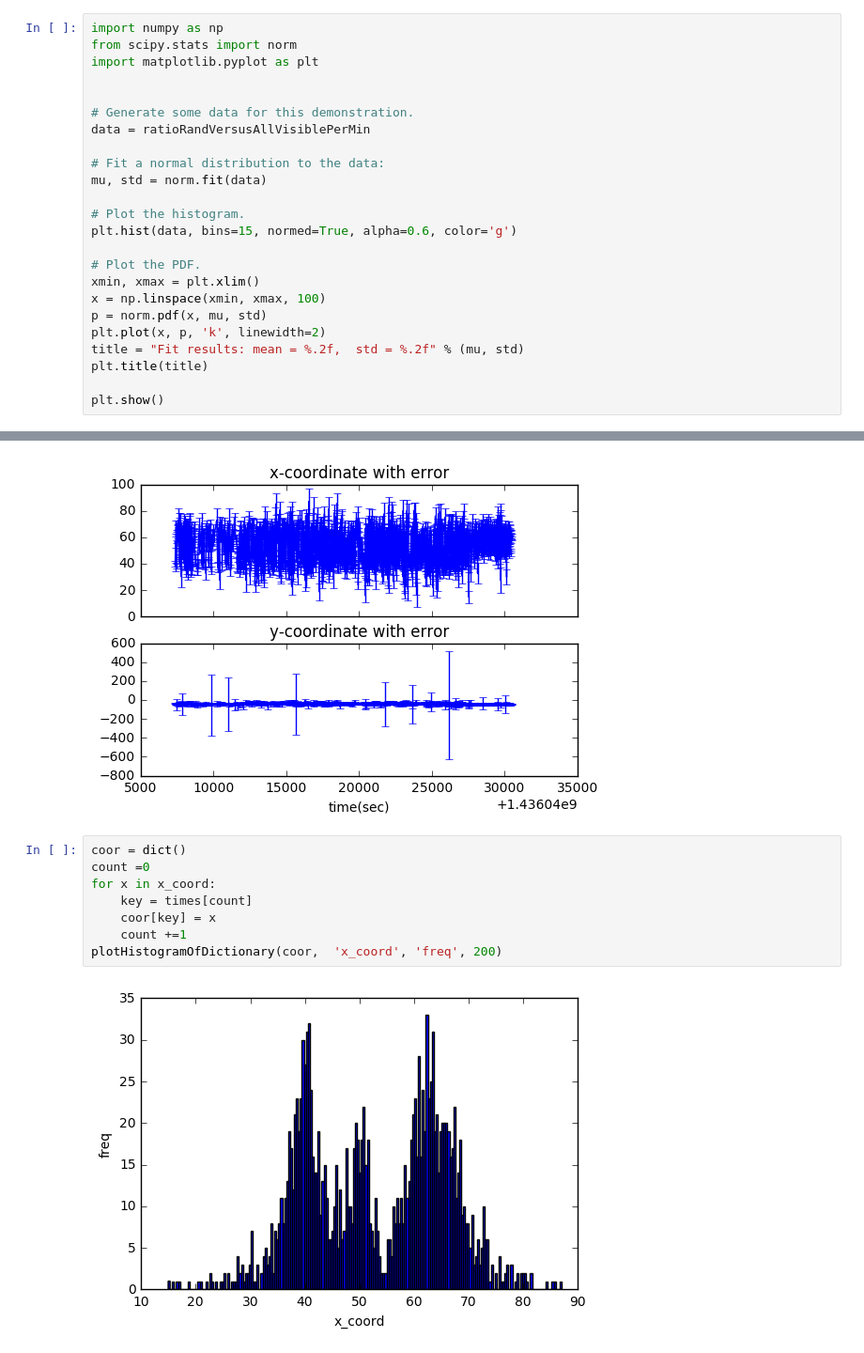
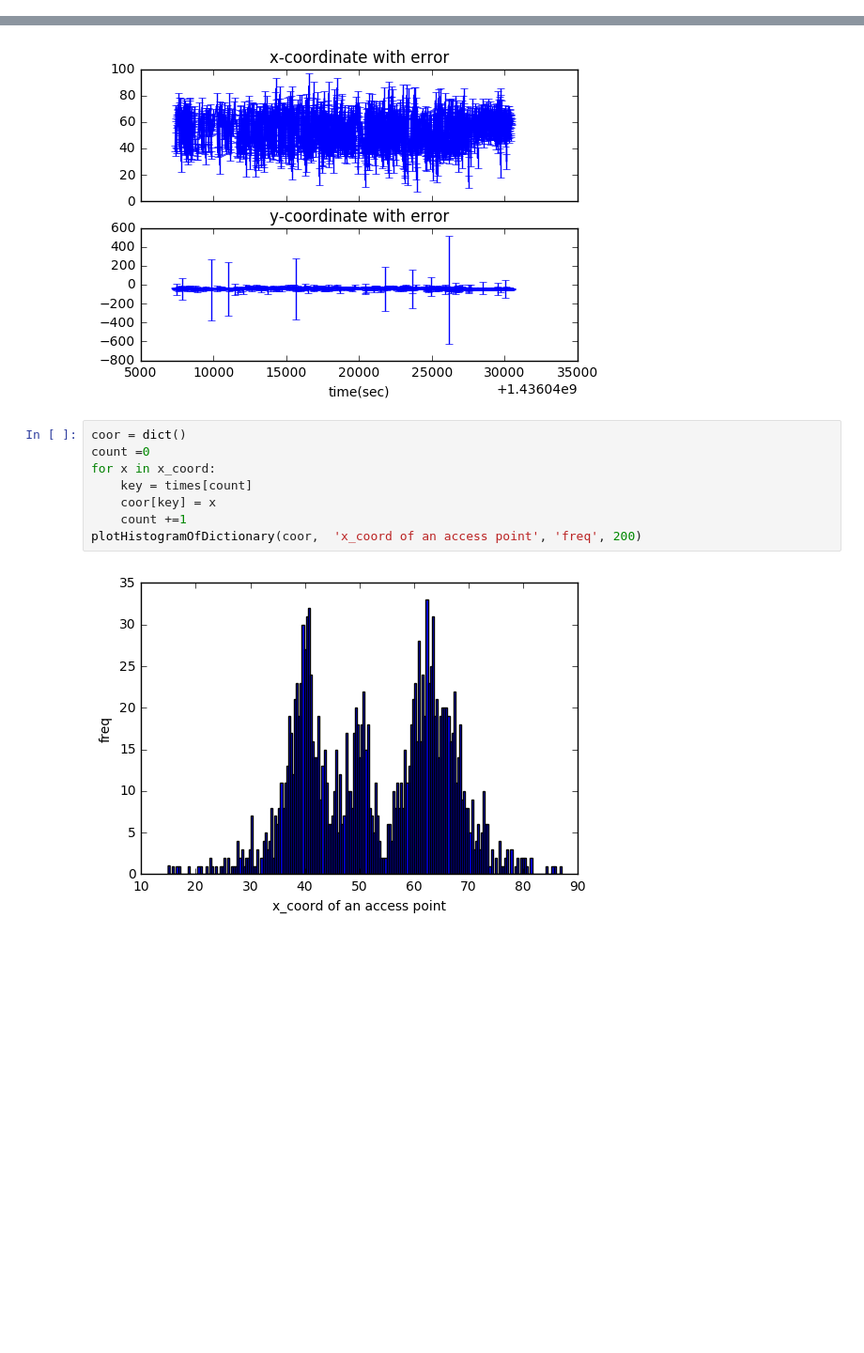
Before and after one commit to ArenA-Crowds/Crowds, a Jupyter notebook: ArenaDataAnalysis.ipynb, the cells around one changed output, grey strips where cells are left out. Shown at 94% size. Drawn from its saved outputs; the diff is of its cells as text; blank space fills up the shorter version.

```diff
--- a/ArenaDataAnalysis.ipynb
+++ b/ArenaDataAnalysis.ipynb
@@ -551,24 +539,0 @@ plt.show()
-# %%
-import numpy as np
-from scipy.stats import norm
-import matplotlib.pyplot as plt
-
-
-# Generate some data for this demonstration.
-data = ratioRandVersusAllVisiblePerMin
-
-# Fit a normal distribution to the data:
-mu, std = norm.fit(data)
-
-# Plot the histogram.
-plt.hist(data, bins=15, normed=True, alpha=0.6, color='g')
-
-# Plot the PDF.
-xmin, xmax = plt.xlim()
-x = np.linspace(xmin, xmax, 100)
-p = norm.pdf(x, mu, std)
-plt.plot(x, p, 'k', linewidth=2)
-title = "Fit results: mean = %.2f,  std = %.2f" % (mu, std)
-plt.title(title)
-
-plt.show()
@@ -662,10 +627,10 @@ plt.show()
 # %%
 coor = dict()
 count =0
 for x in x_coord:
     key = times[count]
     coor[key] = x
     count +=1
-plotHistogramOfDictionary(coor,  'x_coord', 'freq', 200)
+plotHistogramOfDictionary(coor,  'x_coord of an access point', 'freq', 200)
 # %% [output]
-[figure, old version]
+[figure, new version]
```
Also changed, not shown: parts of 13 cells of this notebook.
